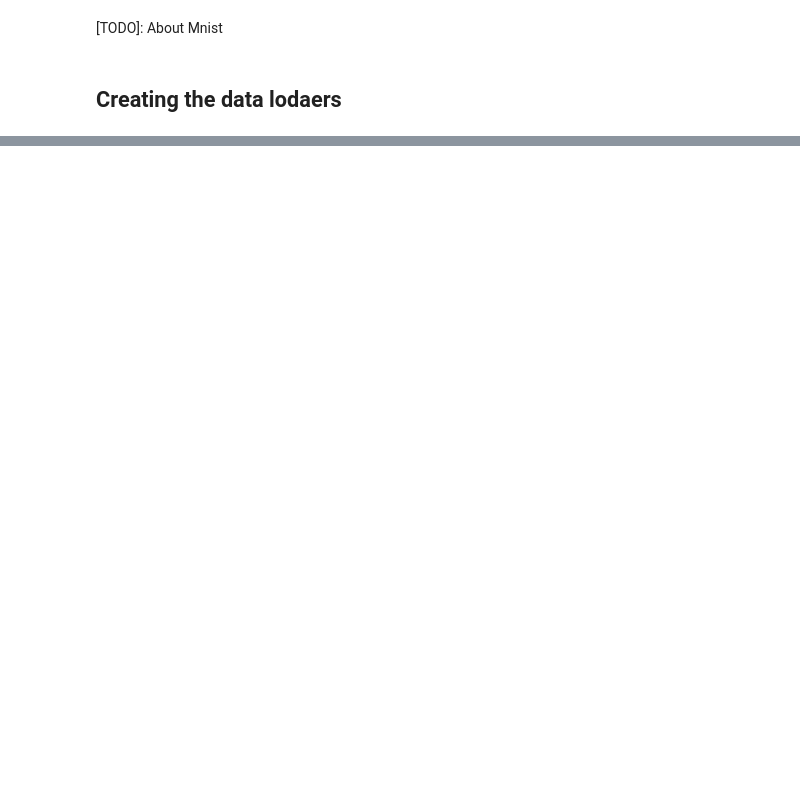
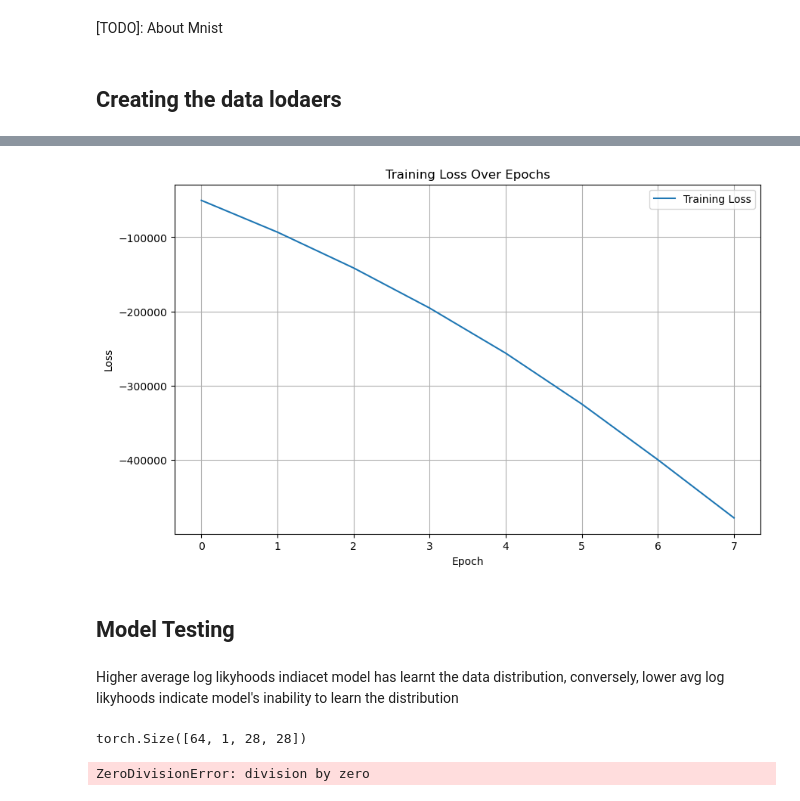
Before and after one commit to Sarthakaushal/Restart-ML, a Jupyter notebook: fvbn.ipynb, the cells around one changed output, grey strips where cells are left out. Drawn from its saved outputs; the diff is of its cells as text; code cells hidden in the pictures; blank space fills up the shorter version.

```diff
--- a/fvbn.ipynb
+++ b/fvbn.ipynb
@@ -28,0 +208,18 @@ Shape of y: torch.Size([64]) torch.int64
+# %%
+import matplotlib.pyplot as plt
+
+# Plotting the loss values
+plt.figure(figsize=(10, 6))
+plt.plot(ep_loss, label='Training Loss')
+plt.xlabel('Epoch')
+plt.ylabel('Loss')
+plt.title('Training Loss Over Epochs')
+plt.legend()
+plt.grid(True)
+plt.show()
+# %% [output]
+[figure, added]
+# %% [markdown]
+## Model Testing
+# %% [markdown]
+Higher average log likyhoods indiacet model has learnt the data distribution, conversely, lower avg log likyhoods indicate model's inability to learn the distribution
@@ -28,0 +259,22 @@ Shape of y: torch.Size([64]) torch.int64
+# %%
+loader = test_loader
+total_log_likelihood = 0
+num_samples = 0
+
+with torch.no_grad():
+    for images, _ in loader:
+        images = (images > 0.5).float()  # Binarize the images
+        print(images.shape)
+        output = torch.zeros_like(images[:, :, :int(images.shape[1]//2)])
+
+        logits =  (model.weights @ images.T).T + model.biases
+        output[:,0] = torch.sigmoid(model.biases[0])
+        output[:,1:] = torch.sigmoid(logits[:,:-1])
+        log_likelihood = (images * torch.log(output + 1e-8) + (1 - images) * torch.log(1 - output + 1e-8)).sum()
+        total_log_likelihood += log_likelihood.item()
+        num_samples += images.size(0)
+    # break
+    average_log_likelihood = total_log_likelihood / num_samples
+# %% [output]
+torch.Size([64, 1, 28, 28])
+ZeroDivisionError: division by zero
```
Also changed, not shown: parts of 24 cells of this notebook.
